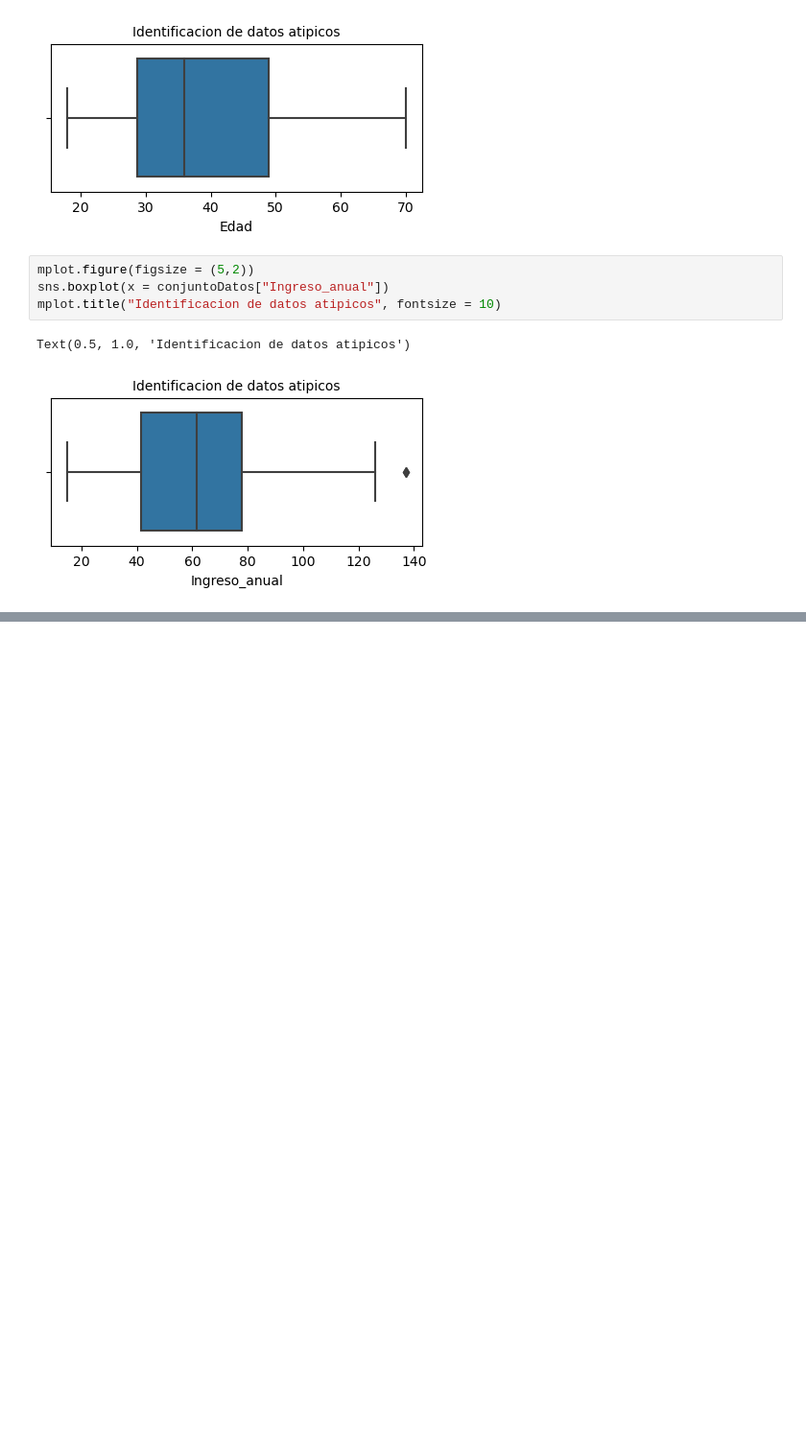
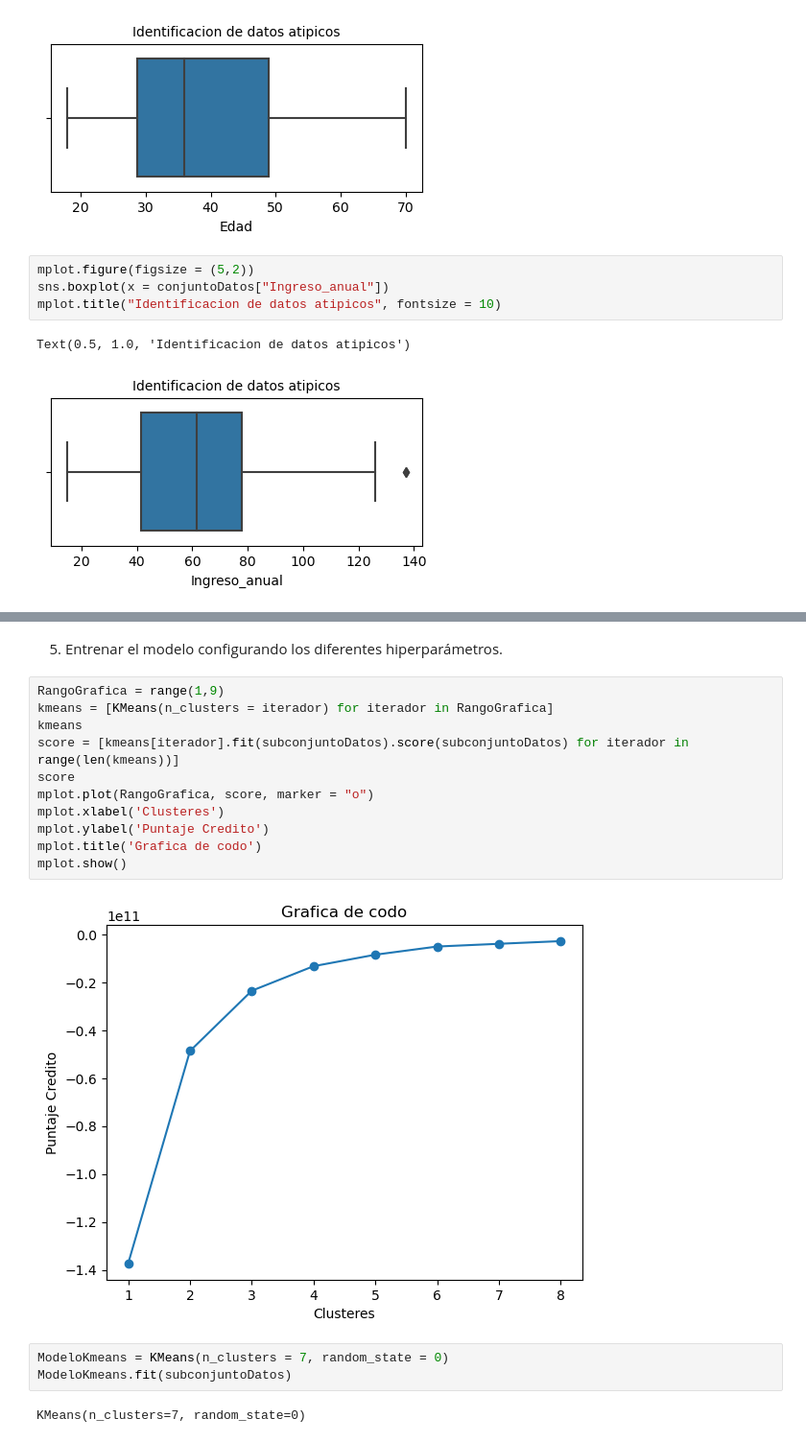
Before and after one commit to FelixRosalesG/Proyecto_No_Supervisado, a Jupyter notebook: Kmeans.ipynb, the cells around one changed output, grey strips where cells are left out. Shown at 96% size. Saved outputs shown, nothing was run; the diff lists cells and outputs as text; blank space fills up the shorter version.

```diff
--- a/Kmeans.ipynb
+++ b/Kmeans.ipynb
@@ -81,0 +130,20 @@ Text(0.5, 1.0, 'Identificacion de datos atipicos')
+# %% [markdown]
+5. Entrenar el modelo configurando los diferentes hiperparámetros.
+# %%
+RangoGrafica = range(1,9)
+kmeans = [KMeans(n_clusters = iterador) for iterador in RangoGrafica]
+kmeans
+score = [kmeans[iterador].fit(subconjuntoDatos).score(subconjuntoDatos) for iterador in range(len(kmeans))]
+score
+mplot.plot(RangoGrafica, score, marker = "o")
+mplot.xlabel('Clusteres')
+mplot.ylabel('Puntaje Credito')
+mplot.title('Grafica de codo')
+mplot.show()
+# %% [output]
+[figure, added]
+# %%
+ModeloKmeans = KMeans(n_clusters = 7, random_state = 0)
+ModeloKmeans.fit(subconjuntoDatos)
+# %% [output]
+KMeans(n_clusters=7, random_state=0)
```
Also changed, not shown: parts of 18 cells of this notebook.
